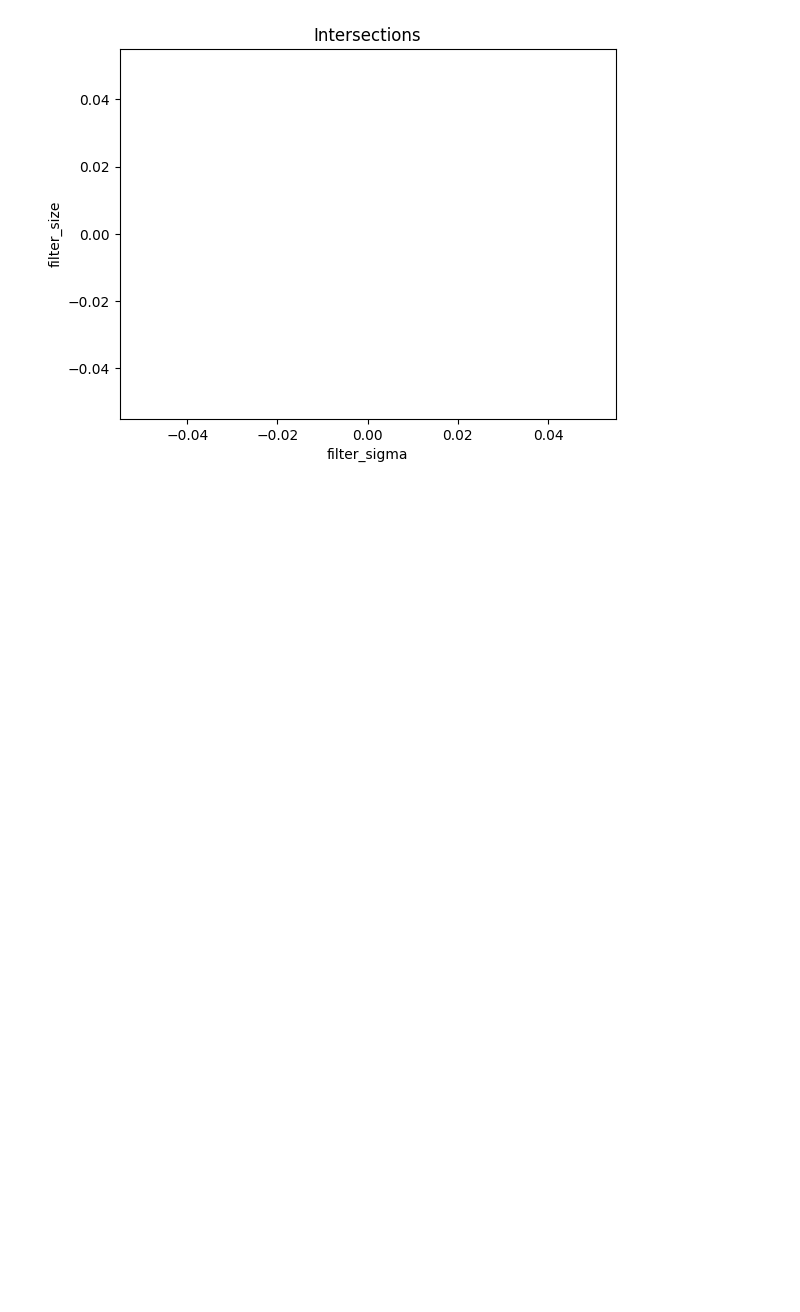
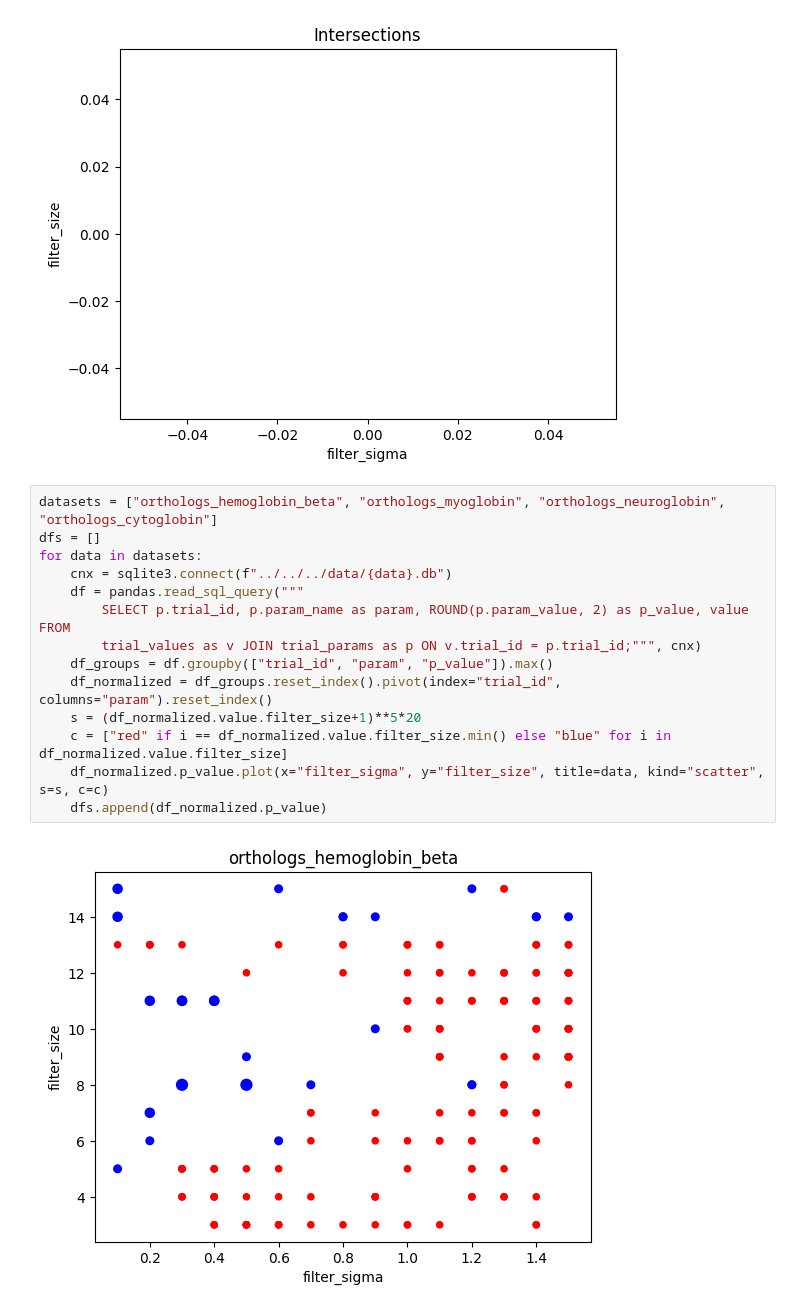
Before and after one commit to TreeTechDev/biomodelml, a Jupyter notebook: notebooks/results/v4/Optimization Analysis.ipynb, the cells around one changed output. Cells and saved outputs as stored; diff of their text form; blank space fills up the shorter version.

```diff
--- a/notebooks/results/v4/Optimization Analysis.ipynb
+++ b/notebooks/results/v4/Optimization Analysis.ipynb
@@ -49,3 +51,19 @@ df_all.plot(x="filter_sigma", y="filter_size", title="Intersections", kind="scat
 # %% [output]
 <AxesSubplot: title={'center': 'Intersections'}, xlabel='filter_sigma', ylabel='filter_size'>
 [figure]
+# %%
+datasets = ["orthologs_hemoglobin_beta", "orthologs_myoglobin", "orthologs_neuroglobin", "orthologs_cytoglobin"]
+dfs = []
+for data in datasets:
+    cnx = sqlite3.connect(f"../../../data/{data}.db")
+    df = pandas.read_sql_query("""
+        SELECT p.trial_id, p.param_name as param, ROUND(p.param_value, 2) as p_value, value FROM
+        trial_values as v JOIN trial_params as p ON v.trial_id = p.trial_id;""", cnx)
+    df_groups = df.groupby(["trial_id", "param", "p_value"]).max()
+    df_normalized = df_groups.reset_index().pivot(index="trial_id", columns="param").reset_index()
+    s = (df_normalized.value.filter_size+1)**5*20
+    c = ["red" if i == df_normalized.value.filter_size.min() else "blue" for i in df_normalized.value.filter_size]
+    df_normalized.p_value.plot(x="filter_sigma", y="filter_size", title=data, kind="scatter", s=s, c=c)
+    dfs.append(df_normalized.p_value)
+# %% [output]
+[figure, added]
```
Also changed, not shown: parts of 3 cells of this notebook.
